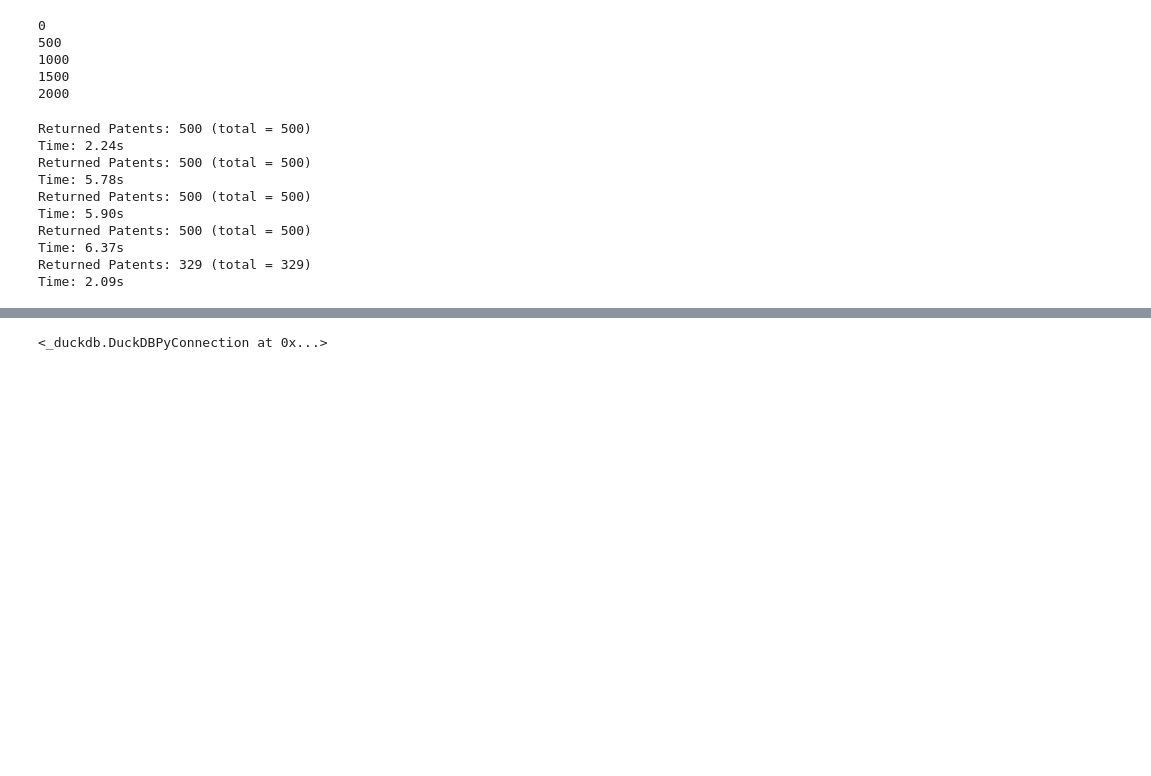
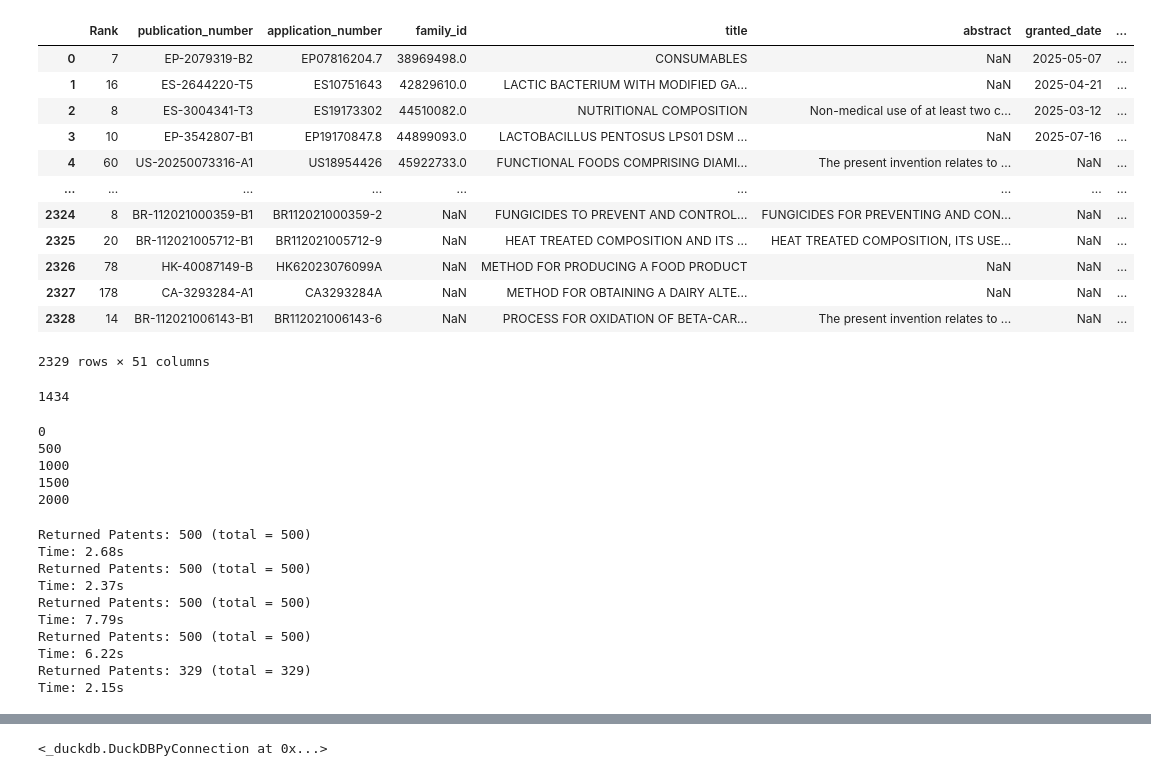
Before and after one commit to violah-fellow/SHEEP, a Jupyter notebook: Patents/Patents_Data/Reverse_search_training.ipynb, the cells around one changed output, grey strips where cells are left out. Cells and saved outputs as stored; diff of their text form; code cells hidden in the pictures; blank space fills up the shorter version.

```diff
--- a/Patents/Patents_Data/Reverse_search_training.ipynb
+++ b/Patents/Patents_Data/Reverse_search_training.ipynb
@@ -15,8 +14,28 @@ Couldn't connect to the pypi server. Are you online?
 # %%
 training_data = pd.read_csv("patents_curated.csv")
+# %%
+training_data
+# %% [output]
+|  | Rank | publication_number | application_number | family_id | title | abstract | granted_date | ... |
+| 0 | 7 | EP-2079319-B2 | EP07816204.7 | 38969498.0 | CONSUMABLES | NaN | 2025-05-07 | ... |
+| 1 | 16 | ES-2644220-T5 | ES10751643 | 42829610.0 | LACTIC BACTERIUM WITH MODIFIED GA... | NaN | 2025-04-21 | ... |
+| 2 | 8 | ES-3004341-T3 | ES19173302 | 44510082.0 | NUTRITIONAL COMPOSITION | Non-medical use of at least two c... | 2025-03-12 | ... |
+| 3 | 10 | EP-3542807-B1 | EP19170847.8 | 44899093.0 | LACTOBACILLUS PENTOSUS LPS01 DSM ... | NaN | 2025-07-16 | ... |
+| 4 | 60 | US-20250073316-A1 | US18954426 | 45922733.0 | FUNCTIONAL FOODS COMPRISING DIAMI... | The present invention relates to ... | NaN | ... |
+| ... | ... | ... | ... | ... | ... | ... | ... | ... |
+| 2324 | 8 | BR-112021000359-B1 | BR112021000359-2 | NaN | FUNGICIDES TO PREVENT AND CONTROL... | FUNGICIDES FOR PREVENTING AND CON... | NaN | ... |
+| 2325 | 20 | BR-112021005712-B1 | BR112021005712-9 | NaN | HEAT TREATED COMPOSITION AND ITS ... | HEAT TREATED COMPOSITION, ITS USE... | NaN | ... |
+| 2326 | 78 | HK-40087149-B | HK62023076099A | NaN | METHOD FOR PRODUCING A FOOD PRODUCT | NaN | NaN | ... |
+| 2327 | 178 | CA-3293284-A1 | CA3293284A | NaN | METHOD FOR OBTAINING A DAIRY ALTE... | NaN | NaN | ... |
+| 2328 | 14 | BR-112021006143-B1 | BR112021006143-6 | NaN | PROCESS FOR OXIDATION OF BETA-CAR... | The present invention relates to ... | NaN | ... |
+2329 rows × 51 columns
 # %%
 ids = training_data['id'].tolist()
 family_ids = training_data['family_id'].dropna().unique().astype(int).tolist()
+# %%
+len(family_ids)
+# %% [output]
+1434
 # %%
 def chunks(list, n):
     for i in range(0, len(list), n):
@@ -36,21 +55,21 @@ for i in range(0, len(ids), 500):
     ids_batch = ids[i:i+500]
     q = dsl.query(f"""search patents
           where id in {json.dumps(ids_batch)}
-          return patents[id+family_id+application_number+title+abstract+cpc+jurisdiction+
+          return patents[id+family_id+application_number+title+abstract+cpc+jurisdiction+current_assignees+current_assignee_names+
                         publication_date+publication_year+priority_year+filing_date+filing_status+original_assignees]
           limit 500""")
     query.append(q)
 # %% [output]
 Returned Patents: 500 (total = 500)
-Time: 2.24s
+Time: 2.68s
 Returned Patents: 500 (total = 500)
-Time: 5.78s
+Time: 2.37s
 Returned Patents: 500 (total = 500)
-Time: 5.90s
+Time: 7.79s
 Returned Patents: 500 (total = 500)
-Time: 6.37s
+Time: 6.22s
 Returned Patents: 329 (total = 329)
-Time: 2.09s
+Time: 2.15s
 # %%
 ## look for all patents with the respective family ids
 for i in range(0, len(family_ids), 500):
```
Also changed, not shown: parts of 7 cells of this notebook, 13 other files.
